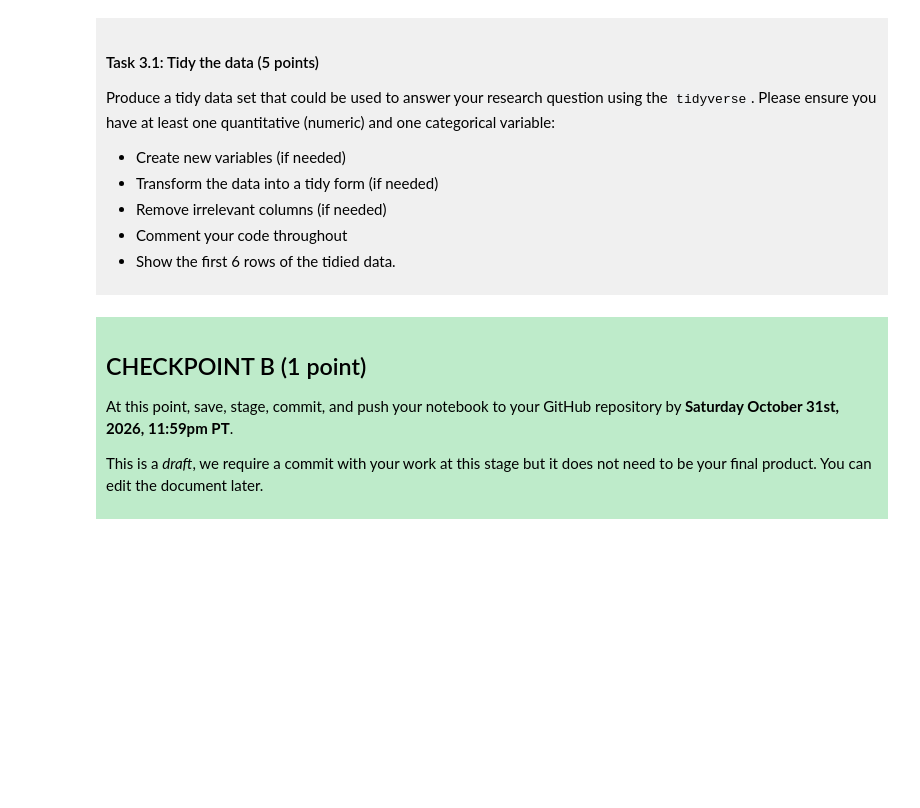
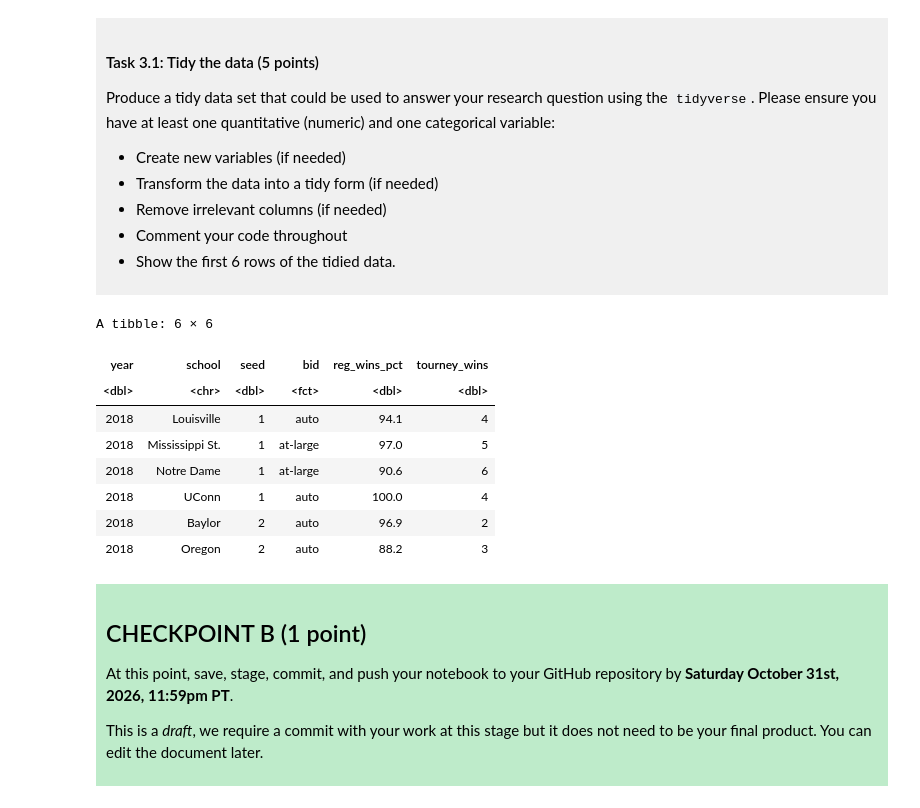
Before and after one commit to Ianlaw987/dsci-100-project-Ian-Law, a Jupyter notebook: dsci-100-project-notebook.ipynb, the cells around one changed output. Drawn from its saved outputs; the diff is of its cells as text; code cells hidden in the pictures; blank space fills up the shorter version.

Commit message:
Added to the predictive question and made a tidy data set

```diff
--- a/dsci-100-project-notebook.ipynb
+++ b/dsci-100-project-notebook.ipynb
@@ -130,8 +130,8 @@ To help you with the analysis, here is a table of descriptions of each of the va
 # %%
 library(tidyverse)
 url<- "https://raw.githubusercontent.com/diverse-data-hub/diversedata/refs/heads/main/data-clean/womensmarchmadness.csv"
-women_mm_data<- read_csv(url)
-women_mm_data
+mm_data<- read_csv(url)
+mm_data
 #this is a comment made on jupyter
 # %% [output]
 ── Attaching core tidyverse packages ──────────────────────── tidyverse 2.0.0 ──
@@ -228,7 +228,22 @@ Produce a tidy data set that could be used to answer your research question usin
 
 </div>
 # %%
-### EDIT THIS CODE CELL ###
+mm_tidy<- mm_data|>
+filter(year == "2018")|> #filters for data that is from 2018
+select(year, school, seed, bid, reg_wins_pct, tourney_wins)|> # choose columns that best relate to my predictive question
+mutate(bid = as_factor(bid)) |> # converts bid to a categorial variable
+arrange(by = (seed)) # orders the rows to place the highest seeds at the top
+head(mm_tidy, 6) #shows the first 6 rows of the data
+# %% [output]
+A tibble: 6 × 6
+| year | school | seed | bid | reg_wins_pct | tourney_wins |
+| <dbl> | <chr> | <dbl> | <fct> | <dbl> | <dbl> |
+| 2018 | Louisville | 1 | auto | 94.1 | 4 |
+| 2018 | Mississippi St. | 1 | at-large | 97.0 | 5 |
+| 2018 | Notre Dame | 1 | at-large | 90.6 | 6 |
+| 2018 | UConn | 1 | auto | 100.0 | 4 |
+| 2018 | Baylor | 2 | auto | 96.9 | 2 |
+| 2018 | Oregon | 2 | auto | 88.2 | 3 |
 # %% [markdown]
 <div style="background-color: #beebca; padding: 10px;">
 
```
Also changed, not shown: parts of 2 cells of this notebook.
